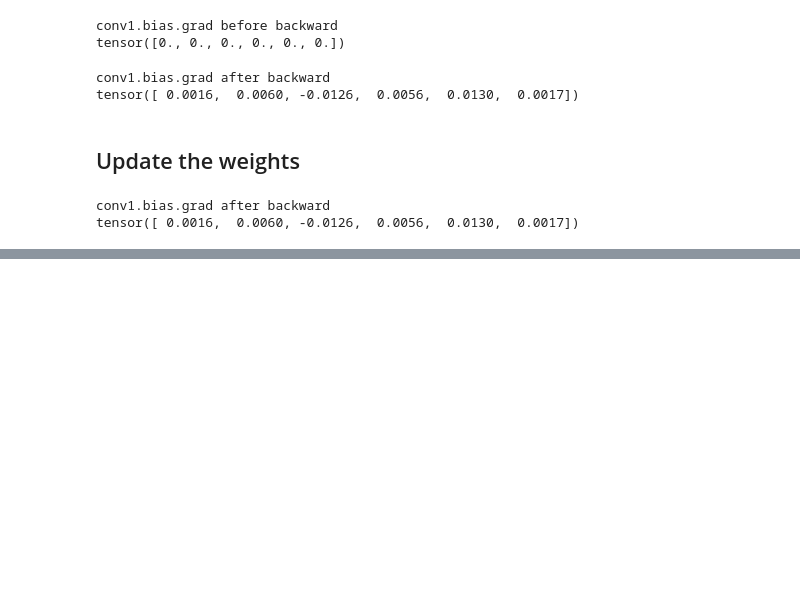
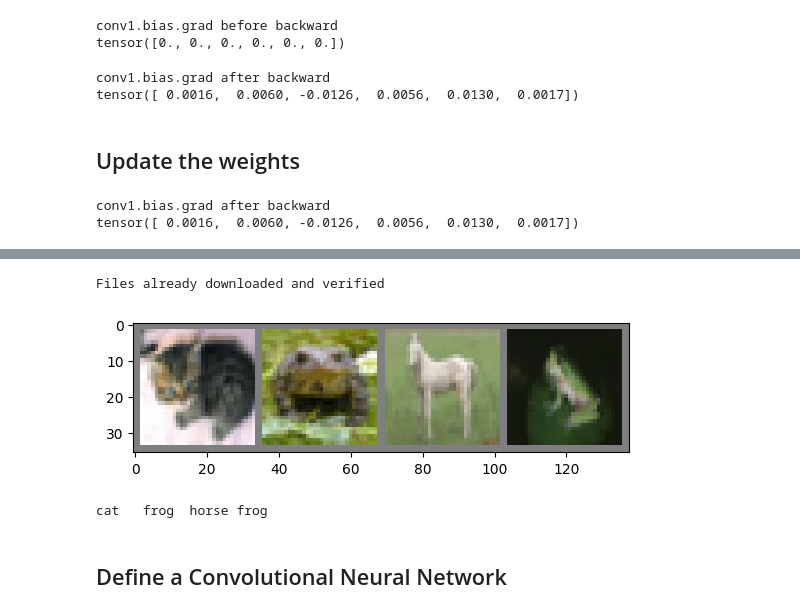
Before and after one commit to leezx/Deep-Learning, a Jupyter notebook: Deep Learning with PyTorch_ A 60 Minute Blitz.ipynb, the cells around one changed output, grey strips where cells are left out. Cells and saved outputs as stored; diff of their text form; code cells hidden in the pictures; blank space fills up the shorter version.

```diff
--- a/Deep Learning with PyTorch_ A 60 Minute Blitz.ipynb
+++ b/Deep Learning with PyTorch_ A 60 Minute Blitz.ipynb
@@ -596,0 +675,2 @@ tensor([ 0.0016,  0.0060, -0.0126,  0.0056,  0.0130,  0.0017])
+# %%
+trainset = torchvision.datasets.CIFAR10(root="./data", train=True, download=True, transform=transform)
@@ -596,0 +680,6 @@ tensor([ 0.0016,  0.0060, -0.0126,  0.0056,  0.0130,  0.0017])
+# %%
+trainloader = torch.utils.data.DataLoader(trainset, batch_size=batch_size, shuffle=True, num_workers=2)
+# %%
+testset = torchvision.datasets.CIFAR10(root="./data", train=False, download=True, transform=transform)
+# %% [output]
+Files already downloaded and verified
@@ -596,0 +693,19 @@ tensor([ 0.0016,  0.0060, -0.0126,  0.0056,  0.0130,  0.0017])
+# %%
+def imshow(img):
+    img = img / 2 + 0.5
+    npimg = img.numpy()
+    plt.imshow(np.transpose(npimg, (1,2,0)))
+    plt.show()
+# %%
+dataiter = iter(trainloader)
+images, labels = next(dataiter)
+# %%
+imshow(torchvision.utils.make_grid(images))
+# %% [output]
+[figure, added]
+# %%
+print(' '.join(f'{classes[labels[j]]:5s}' for j in range(batch_size)))
+# %% [output]
+cat   frog  horse frog
+# %% [markdown]
+## Define a Convolutional Neural Network
```
Also changed, not shown: parts of 38 cells of this notebook.
